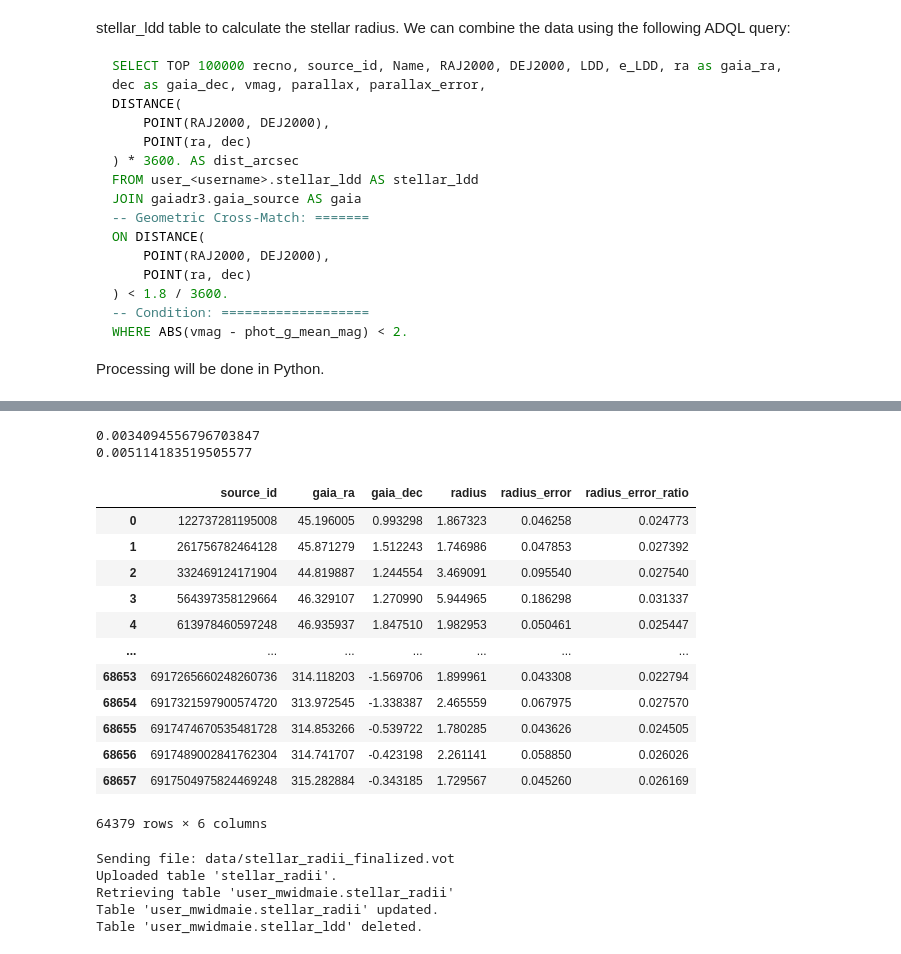
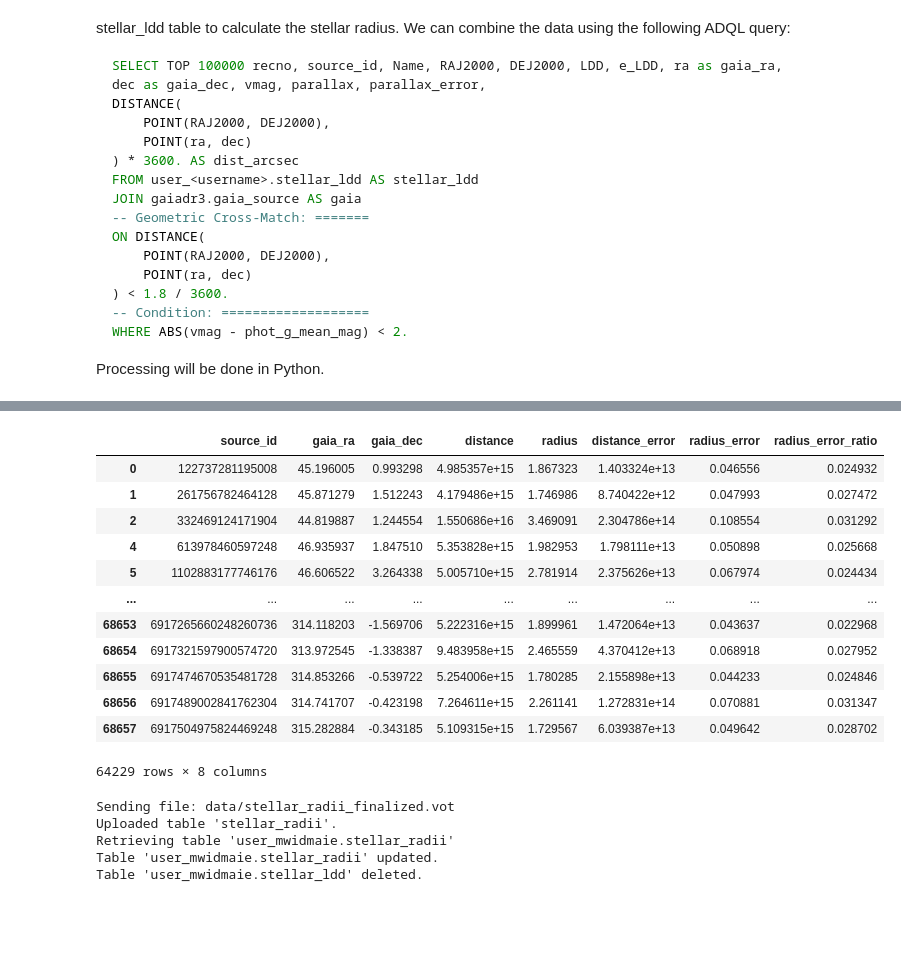
Before and after one commit to max-widmaier/Stellar-Nuclear-Research, a Jupyter notebook: gaia_collation.ipynb, the cells around one changed output, grey strips where cells are left out. Drawn from its saved outputs; the diff is of its cells as text; code cells hidden in the pictures; blank space fills up the shorter version.

```diff
--- a/gaia_collation.ipynb
+++ b/gaia_collation.ipynb
@@ -149,48 +163,58 @@ We can calculate the stellar radius error using the following formula:
 # %%
-import numpy as np
+df = Table.read('data/stellar_ldd_gaia.vot').to_pandas()
 
-df = Table.read('data/stellar_ldd_gaia.vot').to_pandas()
-df['distance'] = 1000 / df['parallax']  # Convert parallax to distance in km
-df['LDD_rad'] = df[
-                    'LDD'] / 1000 / 3600 * np.pi / 180  # Convert LDD to radians (First convert to arcseconds, then to degrees, then to radians)
-df['e_LDD_rad'] = df['e_LDD'] / 1000 / 3600 * np.pi / 180  # Convert e_LDD to radians
-df['radius'] = 1 / 2 * df['distance'] * np.tan(df['LDD_rad']) * 3.086e+13  # Calculate radius in km
-df['distance_error'] = 1000 / np.square(df['parallax']) * df['parallax_error']  # Calculate distance error in parsecs
-df['distance_error_ratio'] = df['distance_error'] / df['distance']  # Calculate distance error as a ratio
+df = df[df['parallax'] > 0]
+
+df['distance'] = 1000 / df['parallax'] * 3.086e+13  # Convert parallax to distance in km
+
+# Convert LDD to radians (First convert to arcseconds, then to degrees, then to radians)
+df['LDD_rad'] = np.radians(df['LDD'] / 1000 / 3600)
+
+# Convert e_LDD to radians
+df['e_LDD_rad'] = np.radians(df['e_LDD'] / 1000 / 3600)
+
+# Calculate radius in km
+df['radius'] = df['distance'] * np.tan(1/2 * df['LDD_rad'])
+
+# Calculate distance error in parsecs
+df['distance_error'] = 1000 / np.square(df['parallax']) * df['parallax_error'] * 3.086e+13
+
 df['radius_error'] = np.sqrt(
-    np.square(1 / 2 * df['distance'] * 1 / (np.square(np.cos(df['LDD_rad']))) * df['e_LDD_rad']) + np.square(
-        1 / 2 * df['distance_error'] * df['parallax_error'] * np.tan(
-            df['LDD_rad']))) * 3.086e+13  # Calculate radius error in km
+    np.square(df['distance_error'] * np.tan(1 / 2 * df['LDD_rad'])) +
+    np.square(df['distance'] *
+             (1 / np.square(np.cos(df['LDD_rad'])))
+              * 1 / 2 * df['e_LDD_rad']
+    )
+)
+
 df['radius_error_ratio'] = df['radius_error'] / df['radius']  # Calculate radius error as a ratio
 
 df['radius'] = df['radius'] / 695700  # Convert radius to solar radii
 df['radius_error'] = df['radius_error'] / 695700  # Convert radius error to solar radii
+df['relative_radius_error'] = df['radius_error'] / df['radius']  # Calculate radius error as a ratio
+
+df = df[df['relative_radius_error'] < .05]  # Remove data with radius error greater than 5%
 
 df.drop(columns=['LDD_rad', 'e_LDD_rad'], inplace=True)
 df.dropna(subset=['distance', 'distance_error', 'radius', 'radius_error', 'source_id', 'gaia_dec', 'gaia_ra'],
           inplace=True)
-df.drop(columns=['parallax', 'parallax_error', 'LDD', 'e_LDD', 'RAJ2000', 'DEJ2000', 'Name', 'dist_arcsec', 'vmag',
-                 'distance', 'distance_error', 'distance_error_ratio', 'recno'], inplace=True)
-
-# There are some extreme errors, however we do error filtering later so we don't need to worry about it here (e.g. negative radii)
+df.drop(columns=['RAJ2000', 'DEJ2000', 'Name', 'dist_arcsec', 'vmag', 'recno', 'LDD', 'e_LDD', 'parallax', 'parallax_error', 'relative_radius_error'], inplace=True)
 
 df
 # %% [output]
+|  | source_id | gaia_ra | gaia_dec | distance | radius | distance_error | radius_error | radius_error_ratio |
+| 0 | 122737281195008 | 45.196005 | 0.993298 | 4.985357e+15 | 1.867323 | 1.403324e+13 | 0.046556 | 0.024932 |
+| 1 | 261756782464128 | 45.871279 | 1.512243 | 4.179486e+15 | 1.746986 | 8.740422e+12 | 0.047993 | 0.027472 |
+| 2 | 332469124171904 | 44.819887 | 1.244554 | 1.550686e+16 | 3.469091 | 2.304786e+14 | 0.108554 | 0.031292 |
+| 4 | 613978460597248 | 46.935937 | 1.847510 | 5.353828e+15 | 1.982953 | 1.798111e+13 | 0.050898 | 0.025668 |
+| 5 | 1102883177746176 | 46.606522 | 3.264338 | 5.005710e+15 | 2.781914 | 2.375626e+13 | 0.067974 | 0.024434 |
+| ... | ... | ... | ... | ... | ... | ... | ... | ... |
+| 68653 | 6917265660248260736 | 314.118203 | -1.569706 | 5.222316e+15 | 1.899961 | 1.472064e+13 | 0.043637 | 0.022968 |
+| 68654 | 6917321597900574720 | 313.972545 | -1.338387 | 9.483958e+15 | 2.465559 | 4.370412e+13 | 0.068918 | 0.027952 |
+| 68655 | 6917474670535481728 | 314.853266 | -0.539722 | 5.254006e+15 | 1.780285 | 2.155898e+13 | 0.044233 | 0.024846 |
+| 68656 | 6917489002841762304 | 314.741707 | -0.423198 | 7.264611e+15 | 2.261141 | 1.272831e+14 | 0.070881 | 0.031347 |
+| 68657 | 6917504975824469248 | 315.282884 | -0.343185 | 5.109315e+15 | 1.729567 | 6.039387e+13 | 0.049642 | 0.028702 |
-0.0034094556796703847
-0.005114183519505577
+64229 rows × 8 columns
-|  | source_id | gaia_ra | gaia_dec | radius | radius_error | radius_error_ratio |
-| 0 | 122737281195008 | 45.196005 | 0.993298 | 1.867323 | 0.046258 | 0.024773 |
-| 1 | 261756782464128 | 45.871279 | 1.512243 | 1.746986 | 0.047853 | 0.027392 |
-| 2 | 332469124171904 | 44.819887 | 1.244554 | 3.469091 | 0.095540 | 0.027540 |
-| 3 | 564397358129664 | 46.329107 | 1.270990 | 5.944965 | 0.186298 | 0.031337 |
-| 4 | 613978460597248 | 46.935937 | 1.847510 | 1.982953 | 0.050461 | 0.025447 |
-| ... | ... | ... | ... | ... | ... | ... |
-| 68653 | 6917265660248260736 | 314.118203 | -1.569706 | 1.899961 | 0.043308 | 0.022794 |
-| 68654 | 6917321597900574720 | 313.972545 | -1.338387 | 2.465559 | 0.067975 | 0.027570 |
-| 68655 | 6917474670535481728 | 314.853266 | -0.539722 | 1.780285 | 0.043626 | 0.024505 |
-| 68656 | 6917489002841762304 | 314.741707 | -0.423198 | 2.261141 | 0.058850 | 0.026026 |
-| 68657 | 6917504975824469248 | 315.282884 | -0.343185 | 1.729567 | 0.045260 | 0.026169 |
-64379 rows × 6 columns
 # %%
 # Save as a VOTable and upload to Gaia
 stellar_radii_table_name = 'user_' + username + ".stellar_radii"
```
Also changed, not shown: parts of 6 cells of this notebook, 6 other files.
